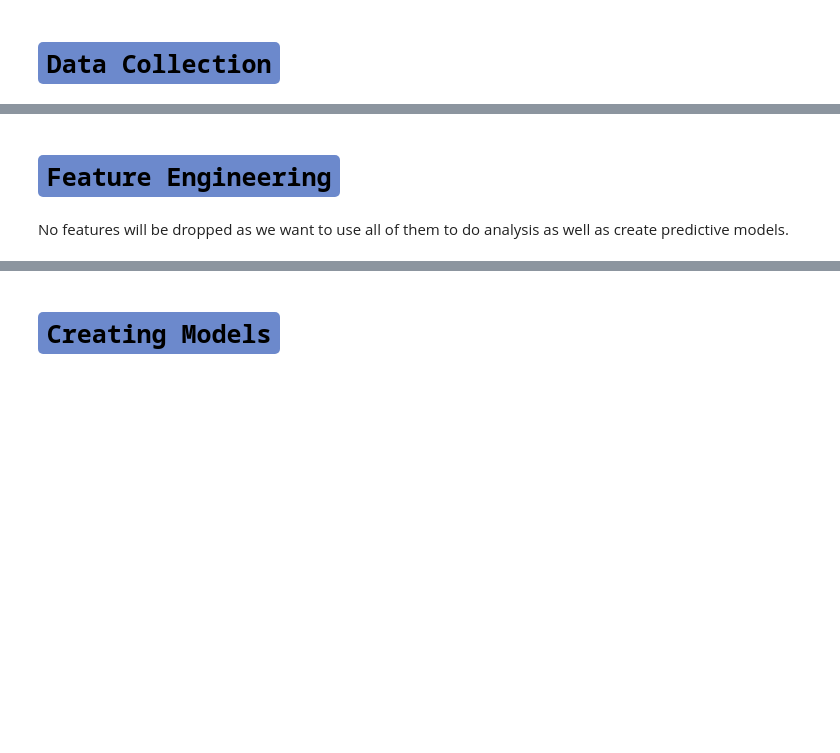
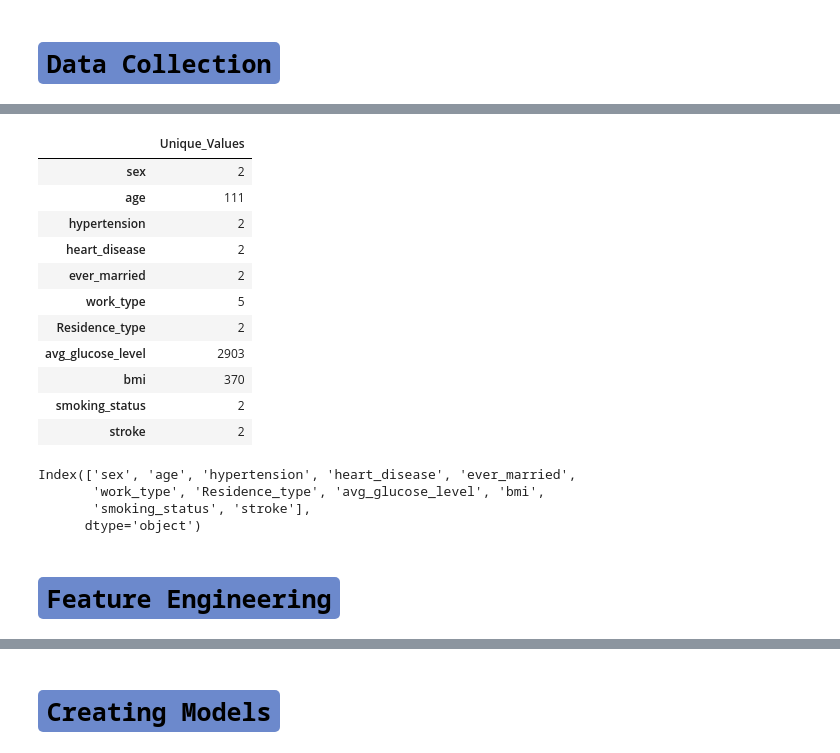
Before and after one commit to akram-25/ML-P2-18-Group-Project, a Jupyter notebook: Notebooks/ML Project.ipynb, the cells around one changed output, grey strips where cells are left out. Drawn from its saved outputs; the diff is of its cells as text; code cells hidden in the pictures; blank space fills up the shorter version.

```diff
--- a/Notebooks/ML Project.ipynb
+++ b/Notebooks/ML Project.ipynb
@@ -66,0 +118,30 @@ df.head()
+# %%
+#Evaluating number of unique values in each column
+unique_vals=[]
+
+for col in df.columns:
+    unival=df[col].nunique()
+    unique_vals.append(unival)
+
+#Presenting the findings using a dataframe
+pd.DataFrame(unique_vals,columns=['Unique_Values'],index=df.columns)
+# %% [output]
+|  | Unique_Values |
+| sex | 2 |
+| age | 111 |
+| hypertension | 2 |
+| heart_disease | 2 |
+| ever_married | 2 |
+| work_type | 5 |
+| Residence_type | 2 |
+| avg_glucose_level | 2903 |
+| bmi | 370 |
+| smoking_status | 2 |
+| stroke | 2 |
+# %%
+df.columns
+# %% [output]
+Index(['sex', 'age', 'hypertension', 'heart_disease', 'ever_married',
+       'work_type', 'Residence_type', 'avg_glucose_level', 'bmi',
+       'smoking_status', 'stroke'],
+      dtype='object')
@@ -67,4 +152,2 @@ df.head()
 # %% [markdown]
 # <code style="background:#6c89cc; color:black">Feature Engineering</code>
-# %% [markdown]
-No features will be dropped as we want to use all of them to do analysis as well as create predictive models.
```
Also changed, not shown: parts of 25 cells of this notebook.
